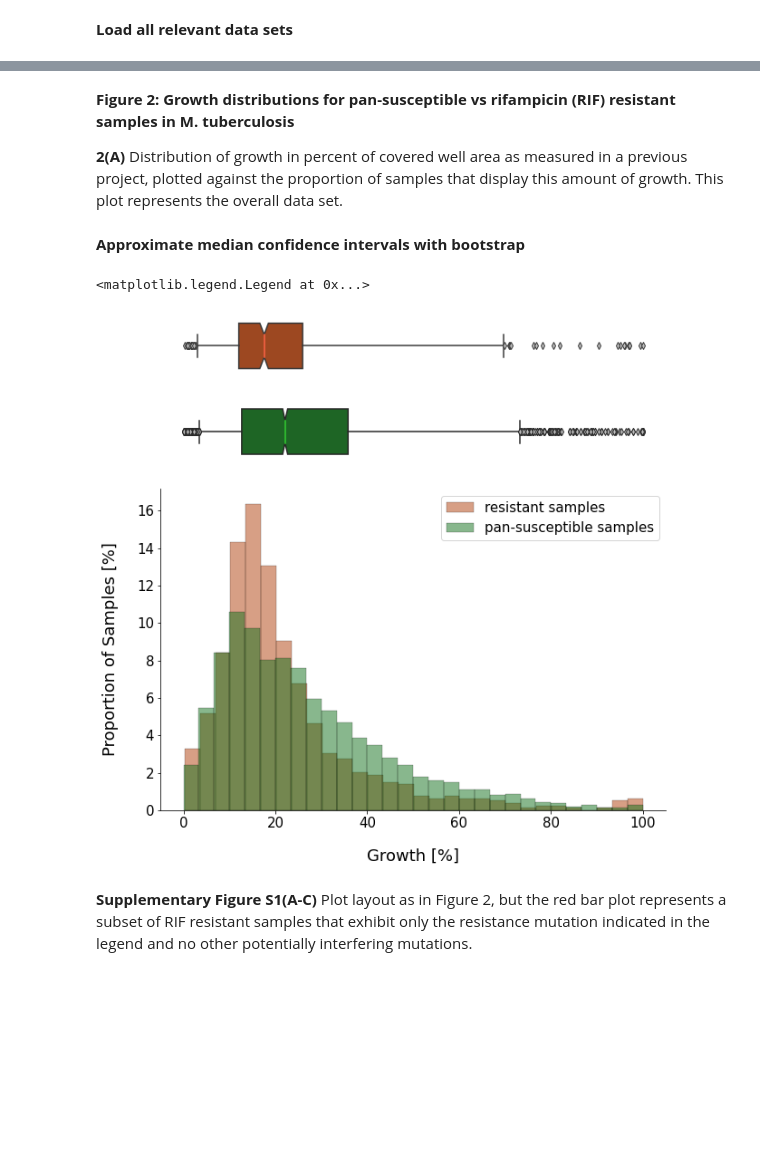
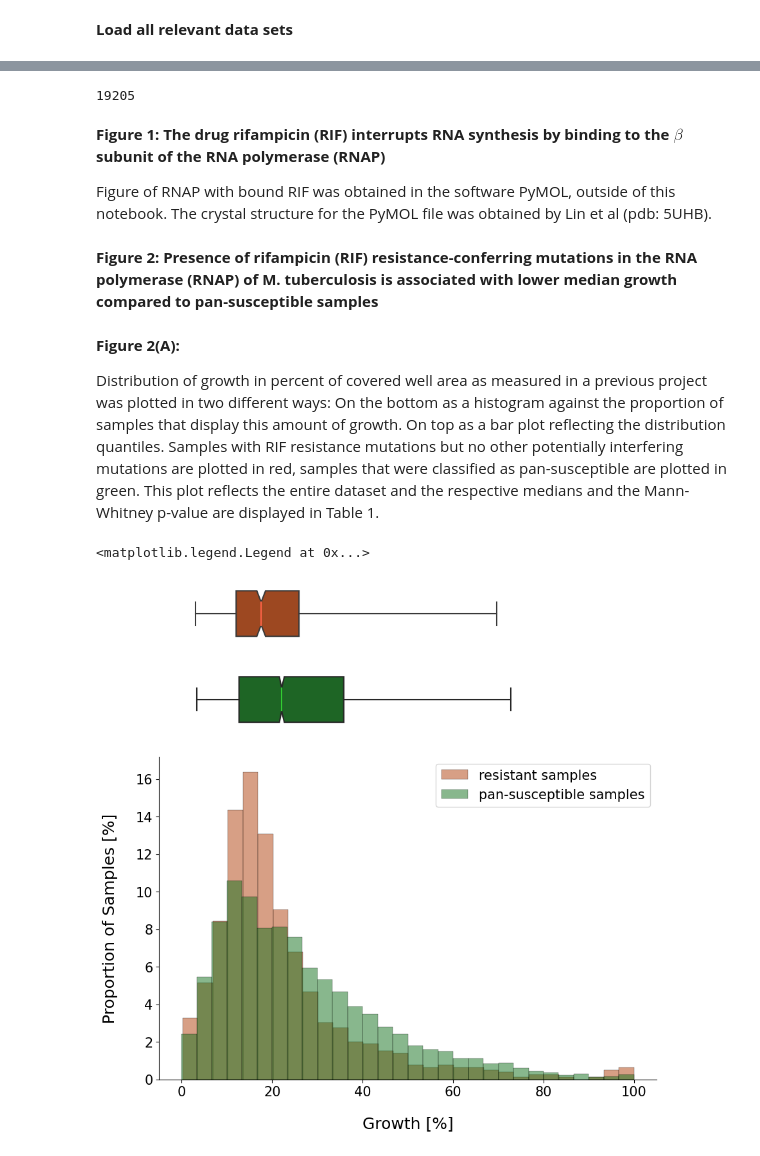
Before and after one commit to fowler-lab/tb-rnap-compensation, a Jupyter notebook: Recreate_figures_paper.ipynb, the cells around one changed output, grey strips where cells are left out. Drawn from its saved outputs; the diff is of its cells as text; code cells hidden in the pictures; blank space fills up the shorter version.

Commit message:
updated notebook for figure creation

```diff
--- a/Recreate_figures_paper.ipynb
+++ b/Recreate_figures_paper.ipynb
@@ -22,7 +22,7 @@ Define color function and plotting parameters
 # %%
 flierprops = dict(markerfacecolor='0.75', markersize=5,
               linestyle='none')
-box_args = dict(notch = True, fliersize = 5, flierprops = flierprops, whis = [2.5, 97.55])
+box_args = dict(notch = True, fliersize = 5, flierprops = flierprops, whis = [2.5, 97.5], showfliers = False, orient = 'h')
 hist_args = dict(bins = 30, alpha = 0.5, stat = "percent", edgecolor='k', linewidth = 0.2)
 
 #defines color palette based on keywords
@@ -96,9 +94,20 @@ Done outside this notebook
+# %%
+PLATES.UNIQUEID.value_counts()
+PLATES.IM_POS_AVERAGE.value_counts()
+PLATES.IM_POS_AVERAGE.isna().sum()
+len(PLATES.UNIQUEID.value_counts()) - PLATES.IM_POS_AVERAGE.isna().sum()
+# %% [output]
+19205
+# %% [markdown]
+**Figure 1: The drug rifampicin (RIF) interrupts RNA synthesis by binding to the $\beta$ subunit of the RNA polymerase (RNAP)**
+
+Figure of RNAP with bound RIF was obtained in the software PyMOL, outside of this notebook. The crystal structure for the PyMOL file was obtained by Lin et al (pdb: 5UHB).
+# %% [markdown]
+**Figure 2: Presence of rifampicin (RIF) resistance-conferring mutations in the RNA polymerase (RNAP) of M. tuberculosis is associated with lower median growth compared to pan-susceptible samples**
 # %% [markdown]
-**Figure 2: Growth distributions for pan-susceptible vs rifampicin (RIF) resistant samples in M. tuberculosis**
+**Figure 2(A):**
 
-**2(A)** Distribution of growth in percent of covered well area as measured in a previous project, plotted against the proportion of samples that display this amount of growth. This plot represents the overall data set.
+Distribution of growth in percent of covered well area as measured in a previous project was plotted in two different ways: On the bottom as a histogram against the proportion of samples that display this amount of growth. On top as a bar plot reflecting the distribution quantiles. Samples with RIF resistance mutations but no other potentially interfering mutations are plotted in red, samples that were classified as pan-susceptible are plotted in green. This plot reflects the entire dataset and the respective medians and the Mann-Whitney p-value are displayed in Table 1.
-# %% [markdown]
-**Approximate median confidence intervals with bootstrap**
 # %%
 #set color palette
 colors = palette("dark")
@@ -115,7 +124,7 @@ syn_mutations = MUTATIONS[MUTATIONS.SYNONYMOUS].GENE_MUTATION.unique()
 query = numpy.append(query, syn_mutations)
 
 MUTATIONS['QUERY'] = MUTATIONS.GENE_MUTATION.isin(query)
-tmp = MUTATIONS.groupby(MUTATIONS.UNIQUEID).mean()
+tmp = MUTATIONS[['UNIQUEID','QUERY']].groupby('UNIQUEID').mean()
 only_query = tmp[tmp.QUERY == 1].index.to_series()
 
 #load UNIQUEIDs of resistant samples
@@ -133,53 +142,49 @@ resistant.dropna(inplace = True)
 #calculate p-value
 stat, p = mannwhitneyu(resistant, susceptible)
 
-#save quantiles, median and confidence intervals
+#calculate and save quantiles, median and confidence intervals from bootstrap approach
 stats = []
 sus_boot = my_bootstrap(susceptible)
-stats.append(['susceptible', sus_boot[0], sus_boot[1][0], sus_boot[1][1],
-              p, round(numpy.mean(susceptible), 2), len(susceptible)])      #to do this for the mean, just use numpy.mean instead
+stats.append(['pan-susceptible', sus_boot[0], sus_boot[1][0], sus_boot[1][1],
+              '', round(numpy.mean(susceptible), 2), len(susceptible)])
 res_boot = my_bootstrap(resistant)
 stats.append(['any resistance', res_boot[0], res_boot[1][0], res_boot[1][1],
-              p, round(numpy.mean(resistant), 2), len(resistant)])          #to do this for the mean, just use numpy.mean instead
+              str(p), round(numpy.mean(resistant), 2), len(resistant)])
 
 #Plot histograms with boxplots
 fig, (ax_box1, ax_box2, ax_hist) = plt.subplots(3, sharex = True,
                                                 gridspec_kw = {"height_ratios": (0.15, 0.15, 0.85)})
 fig.set_size_inches(10, 10)
 
+
 sns.histplot(data = resistant, label="resistant samples", color = colors[1], **hist_args)
-#plt.axvline(res_boot[0], color = colors[1], linewidth = 1)
-
-#plt.text(x = res_boot[0]-1.8, y = 17.3, s='***', size = 15)
 
 sns.histplot(data = susceptible, label="pan-susceptible samples", color = colors[2], **hist_args)
-#plt.axvline(sus_boot[0], color = colors[2], linewidth = 1)
 
-sns.boxplot(resistant, ax = ax_box1, color = colors[1], medianprops={"color": "tomato"},
-            usermedians = [res_boot[0]], conf_intervals = [res_boot[1]], **box_args)
-sns.boxplot(susceptible, ax = ax_box2, color = colors[2], medianprops={"color": "LimeGreen"},
+sns.boxplot(resistant.to_list(), ax = ax_box1, color = colors[1], medianprops={"color": "tomato"},
+             usermedians = [res_boot[0]], conf_intervals = [res_boot[1]], **box_args)
+sns.boxplot(susceptible.to_list(), ax = ax_box2, color = colors[2], medianprops={"color": "LimeGreen"},
             usermedians = [sus_boot[0]], conf_intervals = [sus_boot[1]], **box_args)
 
 #Despine plots
 sns.despine(top = True, right=True, left = False, bottom = False, offset = False, trim = False)
 
 axes = [ax_box1, ax_box2]
 for ax in axes:
     sns.despine(ax = ax, top = True, right=True, left = True, bottom = True, offset = False, trim = False)
     ax.tick_params(left=False, bottom=False)
     ax.set(yticklabels=[])
     ax.set(xlabel='')
 
+#label plots
 plt.xlabel("Growth [%]", size = 18, labelpad = 20)
 plt.xticks(fontsize = 15)
 plt.ylabel("Proportion of Samples [%]", size = 18, labelpad = 20)
 plt.yticks(fontsize = 15)
 plt.legend(loc = 'upper right', fontsize = 15)
 
-# will need this for creating figures for poster:
-#fig.savefig('poster_res_vs_sus.svg', format='svg', dpi=1200)
+#uncomment this for saving figure:
+#fig.savefig('res_vs_sus.svg', format='svg', dpi=1200)
 # %% [output]
 <matplotlib.legend.Legend at 0x...>
-[figure, old version]
+[figure, new version]
-# %% [markdown]
-**Supplementary Figure S1(A-C)** Plot layout as in Figure 2, but the red bar plot represents a subset of RIF resistant samples that exhibit only the resistance mutation indicated in the legend and no other potentially interfering mutations.
```
Also changed, not shown: parts of 83 cells of this notebook.
